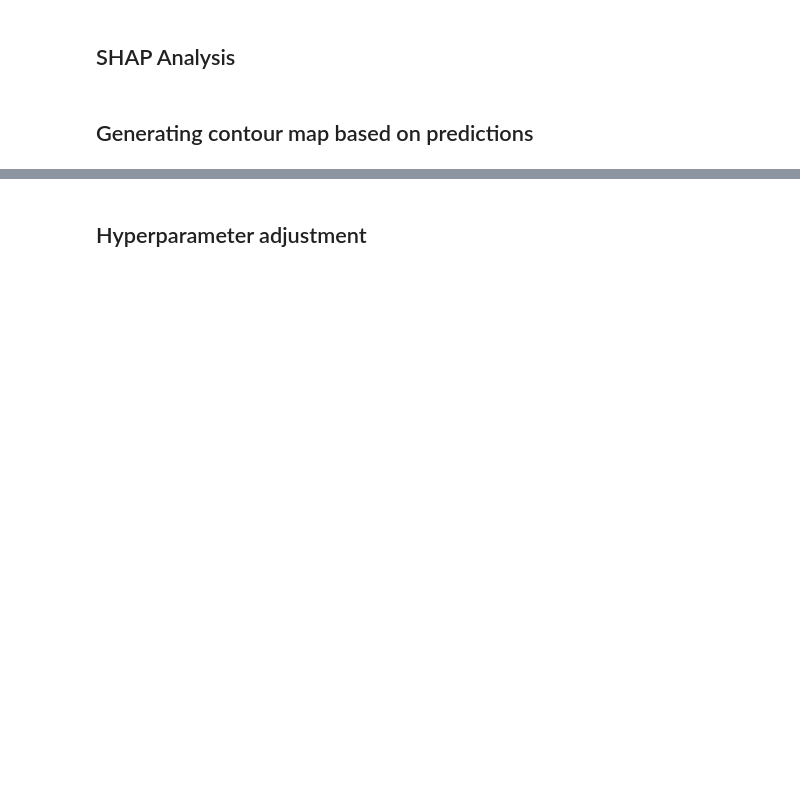
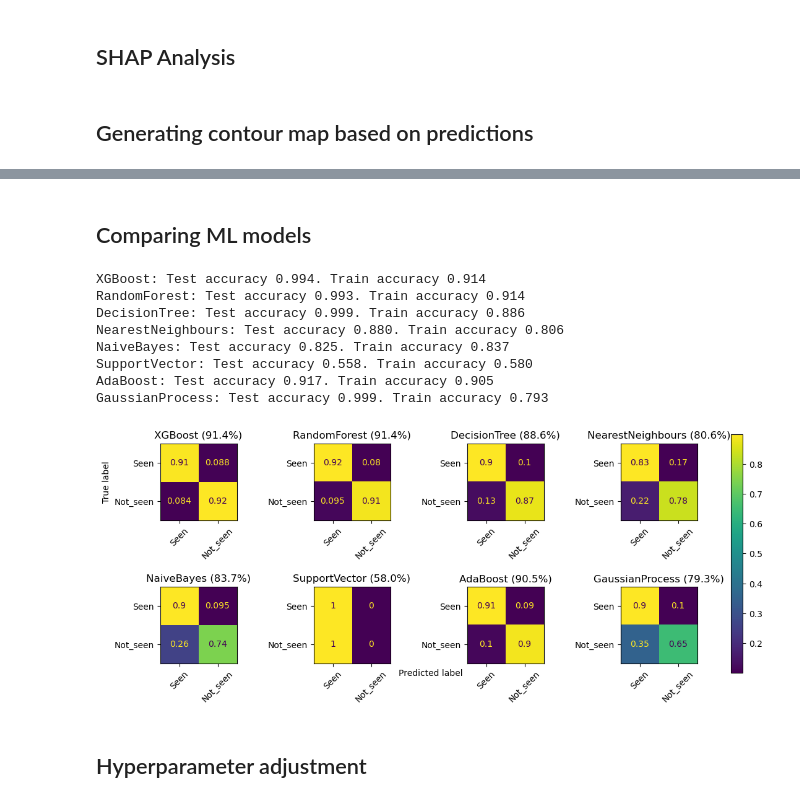
Before and after one commit to EmmaAlexander/mphys-moon, a Jupyter notebook: Code/moon_visibility_ML.ipynb, the cells around one changed output, grey strips where cells are left out. Drawn from its saved outputs; the diff is of its cells as text; code cells hidden in the pictures; blank space fills up the shorter version.

Commit message:
Added method comparison

```diff
--- a/Code/moon_visibility_ML.ipynb
+++ b/Code/moon_visibility_ML.ipynb
@@ -34,6 +35,8 @@ class methods(Enum):
     NearestNeighbours = 3
     NaiveBayes = 4
     SupportVector = 5
+    AdaBoost = 6
+    GaussianProcess = 7
 
 class outputs(Enum):
     Binary = 0 #Naked eye seen or not seen
@@ -191,7 +198,18 @@ def select_model():
         else:
             model = SVC(C=1,kernel="rbf",gamma="scale")
 
-    model = model.set_params(**PARAMS)
+    elif METHOD == methods.AdaBoost:
+        if OUTPUT == outputs.MultiOutput:
+            model = MultiOutputClassifier(AdaBoostClassifier())
+        else:
+            model = AdaBoostClassifier()
+    elif METHOD == methods.GaussianProcess:
+        if OUTPUT == outputs.MultiOutput:
+            model = MultiOutputClassifier(GaussianProcessClassifier())
+        else:
+            model = GaussianProcessClassifier()
+
+    model = model.set_params(**set_params())
     return model
 # %% [markdown]
 ## ML Training
@@ -504,3 +508,53 @@ Accuracy (compared to Yallop q values): 88.8%
+# %% [markdown]
+## Comparing ML models
+# %%
+if COMPARE_METHODS:
+    fig, axes = plt.subplots(2,4, figsize=(14, 5))
+
+    for method_type in methods:
+        i = method_type.value
+        METHOD = method_type
+        model = select_model()
+        if METHOD == methods.NearestNeighbours: # Bug with KNN requires numpy arrays
+            model.fit(x_train.values, y_train)
+            y_predtrain = model.predict(x_train.values)
+            y_predtest = model.predict(x_test.values)
+        else:
+            model.fit(x_train, y_train)
+            y_predtrain = model.predict(x_train)
+            y_predtest = model.predict(x_test)
+        # plot the accuracies of said predictions
+        train_acc = accuracy_score(y_test, y_predtest)
+        print(f"{method_type.name}: Test accuracy {accuracy_score(y_train, y_predtrain):.3f}. Train accuracy {train_acc:.3f}")
+
+        if OUTPUT == outputs.MultiOutput:
+            cm = confusion_matrix(get_easiest_method_names(y_test), get_easiest_method_names(y_predtest),normalize = 'true')
+        else:
+            cm = confusion_matrix(y_test, y_predtest,normalize = 'true')
+        disp = ConfusionMatrixDisplay(confusion_matrix=cm, display_labels=ptype)
+        disp.plot(ax=axes.flatten()[i], xticks_rotation=45)
+        disp.ax_.set_title(f"{method_type.name} ({train_acc:.1%})")
+        disp.im_.colorbar.remove()
+        disp.ax_.set_xlabel('')
+        if method_type.value !=0:
+            disp.ax_.set_ylabel('')
+
+
+fig.text(0.4, 0.1, 'Predicted label', ha='left')
+plt.subplots_adjust(wspace=1, hspace=0.5)
+fig.colorbar(disp.im_, ax=axes)
+
+plt.show()
+# %% [output]
+XGBoost: Test accuracy 0.994. Train accuracy 0.914
+RandomForest: Test accuracy 0.993. Train accuracy 0.914
+DecisionTree: Test accuracy 0.999. Train accuracy 0.886
+NearestNeighbours: Test accuracy 0.880. Train accuracy 0.806
+NaiveBayes: Test accuracy 0.825. Train accuracy 0.837
+SupportVector: Test accuracy 0.558. Train accuracy 0.580
+AdaBoost: Test accuracy 0.917. Train accuracy 0.905
+GaussianProcess: Test accuracy 0.999. Train accuracy 0.793
+[figure, added]
 # %% [markdown]
 ## Hyperparameter adjustment
 # %%
```
Also changed, not shown: parts of 10 cells of this notebook, 3 other files.
